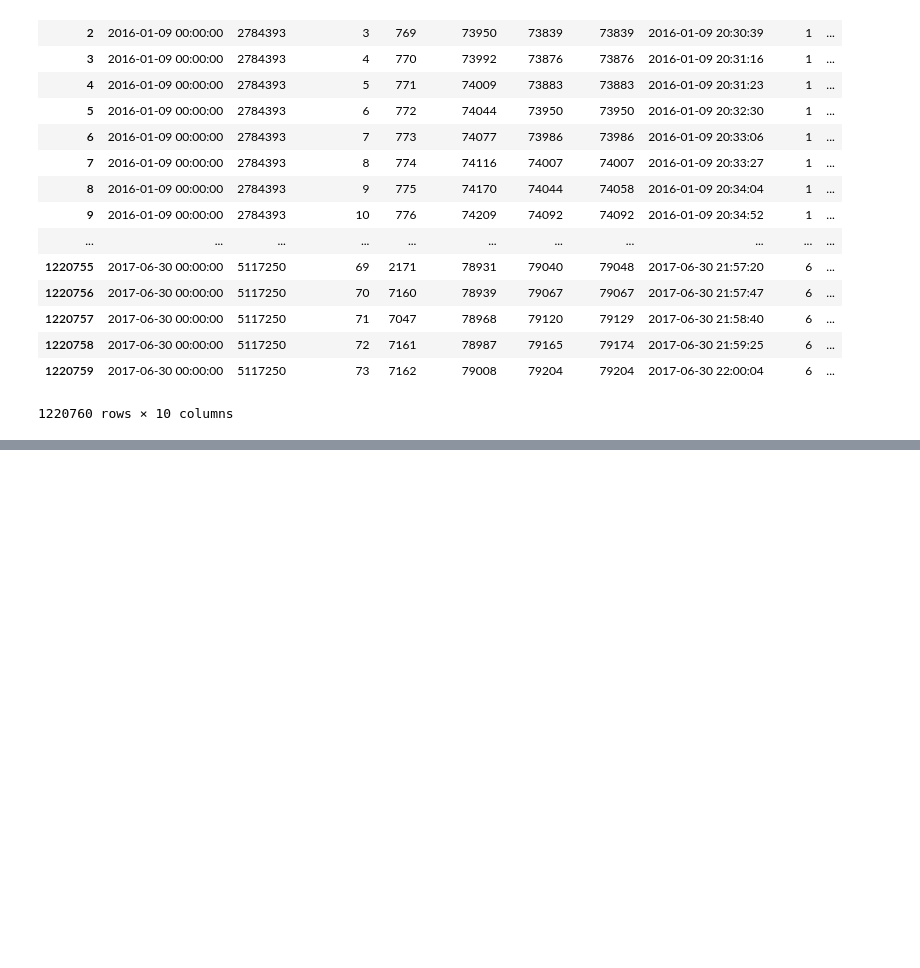
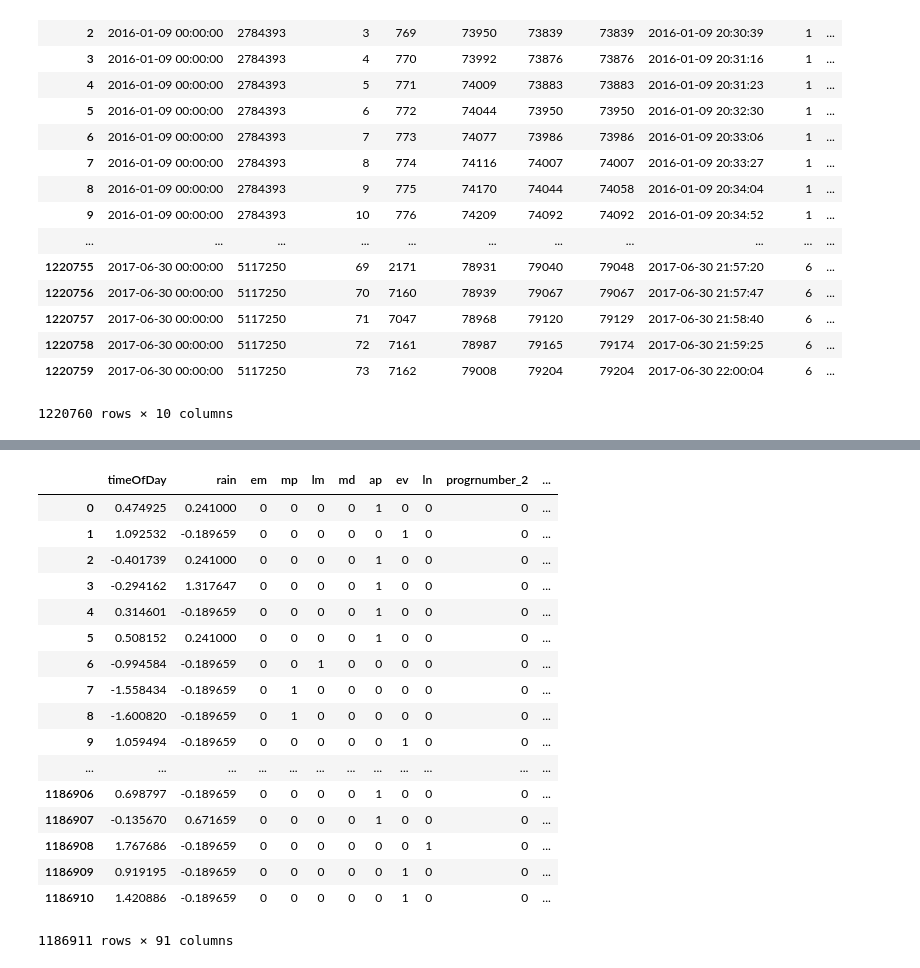
Before and after one commit to xinyuewang1/DublinBusDataAnalysis, a Jupyter notebook: caseStudy39A.ipynb, the cells around one changed output, grey strips where cells are left out. Drawn from its saved outputs; the diff is of its cells as text; code cells hidden in the pictures; blank space fills up the shorter version.

```diff
--- a/caseStudy39A.ipynb
+++ b/caseStudy39A.ipynb
@@ -2210,0 +2418,29 @@ But two things I would like to try now:
+# %%
+from sklearn.preprocessing import StandardScaler
+scaler = StandardScaler()
+scaler.fit(X[['timeOfDay','rain']])
+X[['timeOfDay','rain']] = scaler.transform(X[['timeOfDay','rain']])
+split = int(dfShuffled.shape[0]*0.7)
+X_train, X_test = X[:split], X[split:]
+y_train, y_test = dfShuffled['actualTravelTime'][:split], dfShuffled['actualTravelTime'][split:]
+# %%
+X
+# %% [output]
+|  | timeOfDay | rain | em | mp | lm | md | ap | ev | ln | progrnumber_2 | ... |
+| 0 | 0.474925 | 0.241000 | 0 | 0 | 0 | 0 | 1 | 0 | 0 | 0 | ... |
+| 1 | 1.092532 | -0.189659 | 0 | 0 | 0 | 0 | 0 | 1 | 0 | 0 | ... |
+| 2 | -0.401739 | 0.241000 | 0 | 0 | 0 | 0 | 1 | 0 | 0 | 0 | ... |
+| 3 | -0.294162 | 1.317647 | 0 | 0 | 0 | 0 | 1 | 0 | 0 | 0 | ... |
+| 4 | 0.314601 | -0.189659 | 0 | 0 | 0 | 0 | 1 | 0 | 0 | 0 | ... |
+| 5 | 0.508152 | 0.241000 | 0 | 0 | 0 | 0 | 1 | 0 | 0 | 0 | ... |
+| 6 | -0.994584 | -0.189659 | 0 | 0 | 1 | 0 | 0 | 0 | 0 | 0 | ... |
+| 7 | -1.558434 | -0.189659 | 0 | 1 | 0 | 0 | 0 | 0 | 0 | 0 | ... |
+| 8 | -1.600820 | -0.189659 | 0 | 1 | 0 | 0 | 0 | 0 | 0 | 0 | ... |
+| 9 | 1.059494 | -0.189659 | 0 | 0 | 0 | 0 | 0 | 1 | 0 | 0 | ... |
+| ... | ... | ... | ... | ... | ... | ... | ... | ... | ... | ... | ... |
+| 1186906 | 0.698797 | -0.189659 | 0 | 0 | 0 | 0 | 1 | 0 | 0 | 0 | ... |
+| 1186907 | -0.135670 | 0.671659 | 0 | 0 | 0 | 0 | 1 | 0 | 0 | 0 | ... |
+| 1186908 | 1.767686 | -0.189659 | 0 | 0 | 0 | 0 | 0 | 0 | 1 | 0 | ... |
+| 1186909 | 0.919195 | -0.189659 | 0 | 0 | 0 | 0 | 0 | 1 | 0 | 0 | ... |
+| 1186910 | 1.420886 | -0.189659 | 0 | 0 | 0 | 0 | 0 | 1 | 0 | 0 | ... |
+1186911 rows × 91 columns
```
Also changed, not shown: parts of 105 cells of this notebook.
